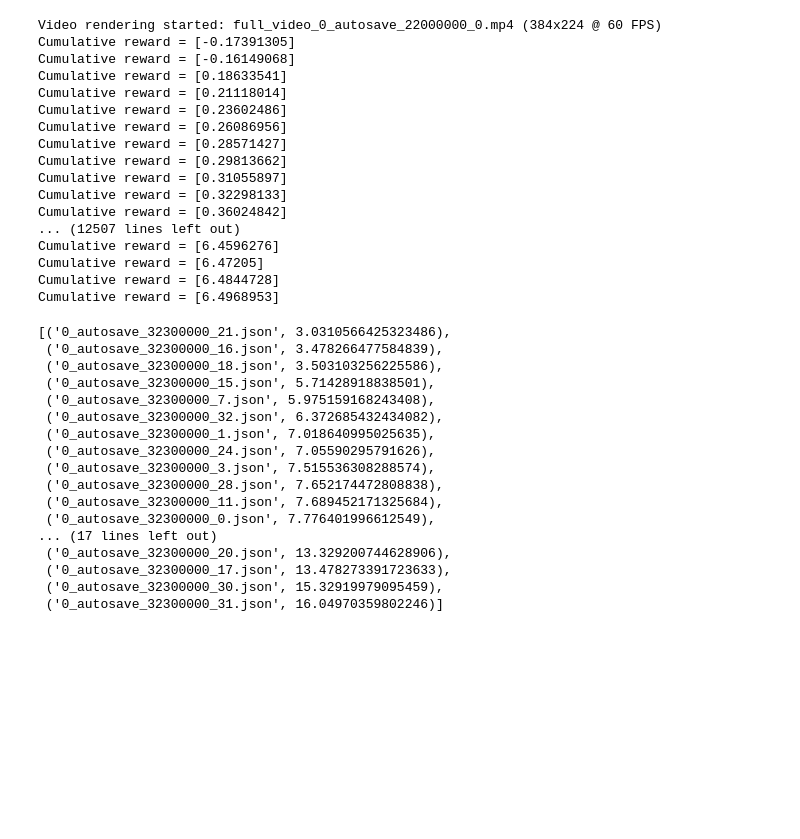
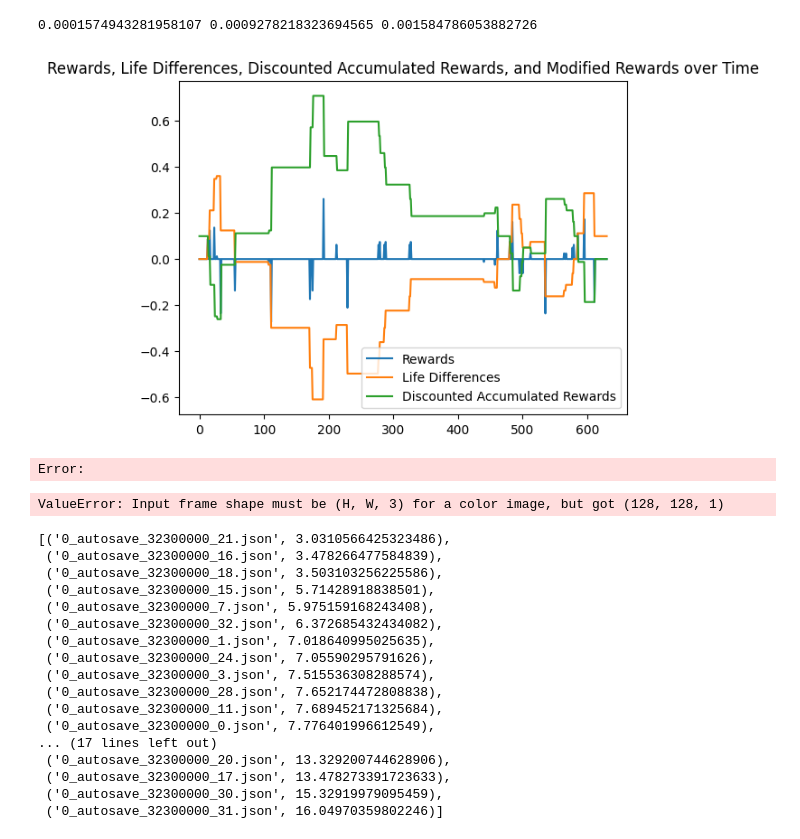
Before and after one commit to ChenNingCong/sfiii, a Jupyter notebook: evaluate.ipynb, the cells around one changed output. Cells and saved outputs as stored; diff of their text form; code cells hidden in the pictures; blank space fills up the shorter version.

Commit message:
checkpoint

```diff
--- a/evaluate.ipynb
+++ b/evaluate.ipynb
@@ -113,3 +379,28 @@ Wrapping the env in a VecTransposeImage.
+# %%
+import numpy as np
+_rewards = np.array([float(i) for i in rewards])
+print(np.mean(_rewards), np.var(_rewards), len(np.nonzero(_rewards))/len(_rewards))
+# the discount factor is 0.99, so the discounted accumulated rewards can be calculated as follows:
+discount_factor = 1
+# compute the discounted accumulated rewards, computed in a backwards way for return estimation
+_discounted_accumulated_rewards = np.zeros_like(_rewards)
+running_add = 0
+for t in reversed(range(len(_rewards))):
+    running_add = _rewards[t] + discount_factor * running_add
+    _discounted_accumulated_rewards[t] = running_add
+import matplotlib.pyplot as plt
+plt.plot(_rewards)
+plt.plot(life_differences)
+plt.plot(_discounted_accumulated_rewards)
+
+# add legend and title
+plt.legend(["Rewards", "Life Differences", "Discounted Accumulated Rewards", "Modified Rewards"])
+plt.title("Rewards, Life Differences, Discounted Accumulated Rewards, and Modified Rewards over Time")
+plt.show()
+# %% [output]
+0.0001574943281958107 0.0009278218323694565 0.001584786053882726
+[figure, added]
+Error:
 # %%
 def run(model_checkpoint, env, run_int : int):
 #     MAX_VIDEO_LENGTH=1000000000
@@ -125,7 +416,7 @@ def run(model_checkpoint, env, run_int : int):
     from video_saver import StreamingVideoRender
     saver = StreamingVideoRender(save_path=f"full_video_{model_checkpoint}_{run_int}.mp4", fps=60)
     def unwrap(env):
-        return env.envs[0].env.env.env.env.env.env.env.env.env.env
+        return env.envs[0].env.env.env.env.env.env.env.env
     observation = env.reset()
     cumulative_reward = 0
     saver.start(unwrap(env).render().shape)
@@ -143,28 +434,13 @@ def run(model_checkpoint, env, run_int : int):
             break
     saver.stop()
     return cumulative_reward
+model_checkpoint = None
 for i in range(60):
     reward = run(model_checkpoint, env, i).item()
     with open(f"{model_checkpoint}_{i}.json", 'w') as f:
         json.dump({"reward":reward}, f)
 # %% [output]
-Video rendering started: full_video_0_autosave_22000000_0.mp4 (384x224 @ 60 FPS)
-Cumulative reward = [-0.17391305]
-Cumulative reward = [-0.16149068]
-Cumulative reward = [0.18633541]
-Cumulative reward = [0.21118014]
-Cumulative reward = [0.23602486]
-Cumulative reward = [0.26086956]
-Cumulative reward = [0.28571427]
-Cumulative reward = [0.29813662]
-Cumulative reward = [0.31055897]
-Cumulative reward = [0.32298133]
-Cumulative reward = [0.36024842]
-... (12507 lines left out)
-Cumulative reward = [6.4596276]
-Cumulative reward = [6.47205]
-Cumulative reward = [6.4844728]
-Cumulative reward = [6.4968953]
+ValueError: Input frame shape must be (H, W, 3) for a color image, but got (128, 128, 1)
 # %%
 import glob
 z = [(i, json.load(open(i))["reward"]) for i in glob.glob("*.json")]
```
Also changed, not shown: parts of 5 cells of this notebook, 7 other files.
